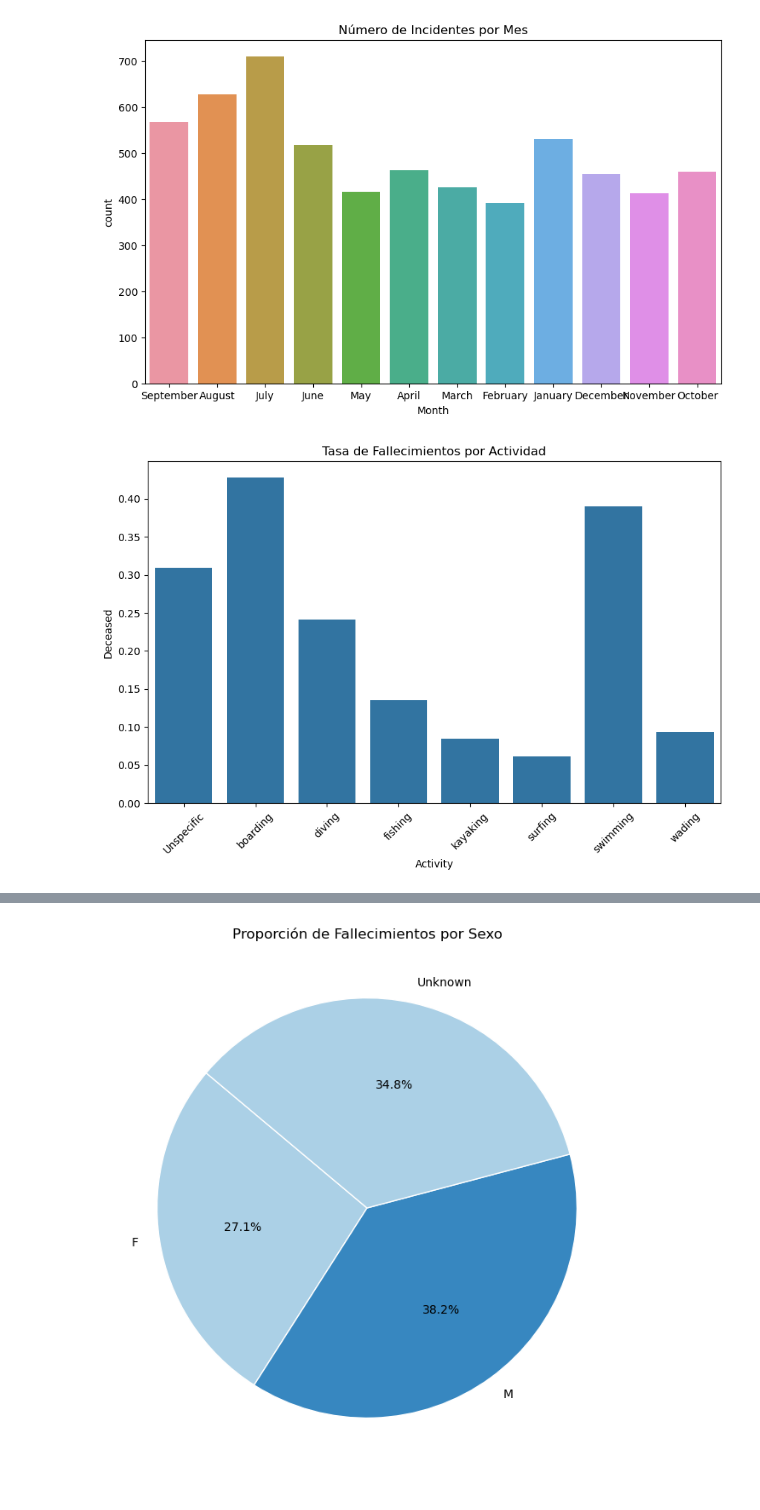
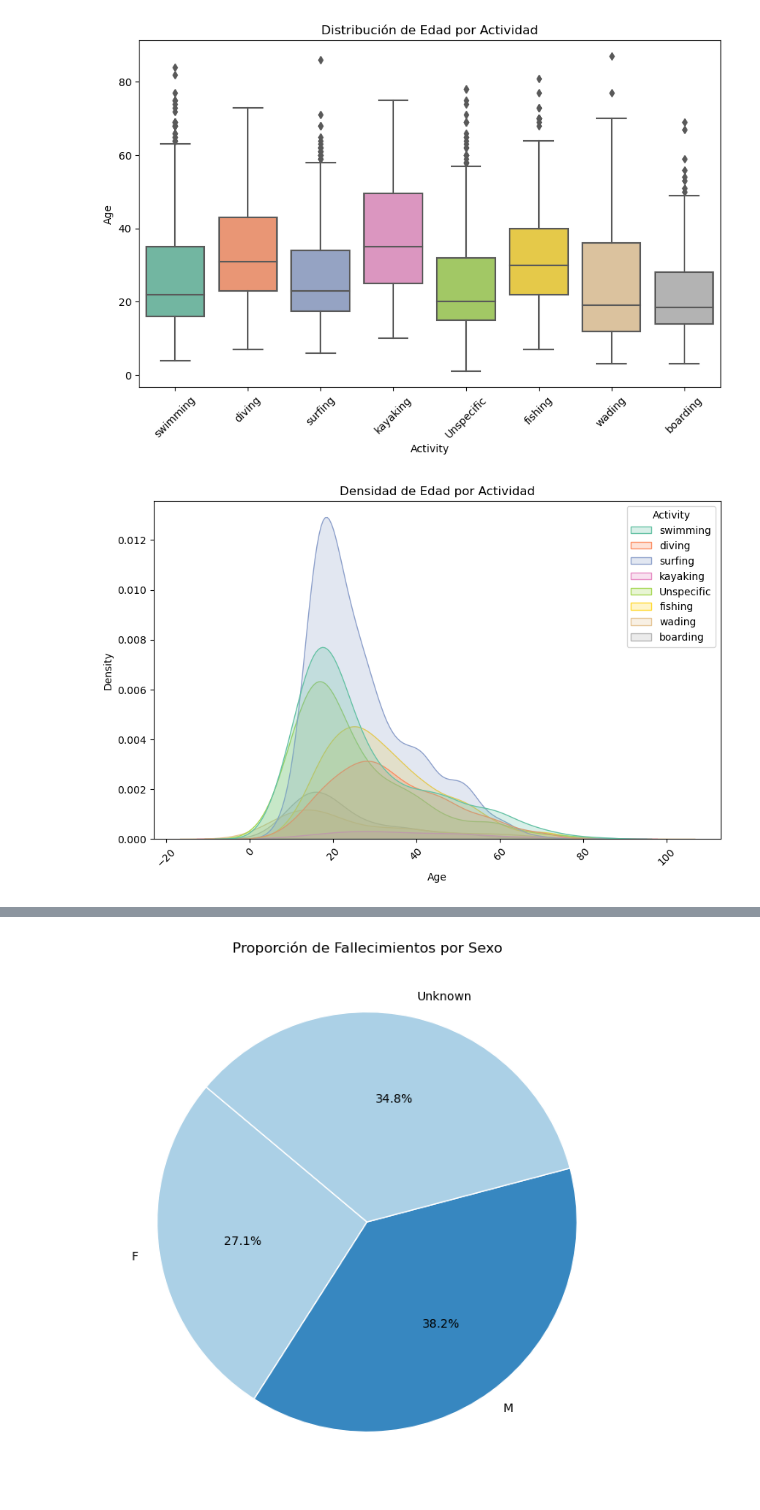
Before and after one commit to LOA395/Shark-attack, a Jupyter notebook: EDA.ipynb, the cells around one changed output, grey strips where cells are left out. Drawn from its saved outputs; the diff is of its cells as text; code cells hidden in the pictures.

```diff
--- a/EDA.ipynb
+++ b/EDA.ipynb
@@ -47,19 +131,16 @@ df['Date'] = pd.to_datetime(df['Date'])
 # %%
-# PRUEBA PRIMER GRÁFICO
-df['Month'] = df['Date'].dt.month_name()  # Extraer el nombre del mes
-
 # Crear un nuevo DataFrame con el orden correcto de los meses
 meses_ordenados = ['January', 'February', 'March', 'April', 'May', 'June',
                    'July', 'August', 'September', 'October', 'November', 'December']
-df['Month'] = pd.Categorical(df['Month'], categories=meses_ordenados, ordered=True)
+df_copia['Month'] = pd.Categorical(df_copia['Month'], categories=meses_ordenados, ordered=True)
 
 # Definir una paleta de colores
-paleta_colores_azul = sns.color_palette("Blues", n_colors=len(df['Month'].unique()))
+paleta_colores_azul = sns.color_palette("ch:start=.2,rot=-.3", n_colors=len(df_copia['Month'].unique()))
 
 # Crear el gráfico
 plt.figure(figsize=(10, 6))
-sns.countplot(data=df, x='Month', palette=paleta_colores)
+sns.countplot(data=df_copia, x='Month', palette=paleta_colores_azul)
 plt.title('Número de Incidentes por Mes')
-plt.xticks(rotation=45)  # Opcional, para mejorar la legibilidad
+plt.xticks(rotation=45)
 plt.show()
 # %% [output]
@@ -70,19 +253,19 @@ Passing `palette` without assigning `hue` is deprecated and will be removed in v
 # %%
-# Gráfico del número de incidentes por mes
+# Boxplot de edad por actividad
 plt.figure(figsize=(10, 6))
-sns.countplot(data=df, x='Month')
-plt.title('Número de Incidentes por Mes')
+sns.boxplot(data=df, x='Activity', y='Age', palette=sns.color_palette("Set2", 8))
+plt.title('Distribución de Edad por Actividad')
+plt.xticks(rotation=45)
 plt.show()
 # %% [output]
-[figure, old version]
+[figure, new version]
 # %%
-# Gráfico de tasa de fallecimientos por actividad
-df['Deceased'] = df['Deceased'].map({'Y': 1, 'N': 0})
-activity_deaths = df.groupby('Activity')['Deceased'].mean().reset_index()
+# PRUEBA TERCER GRÁFICO
+
 plt.figure(figsize=(10, 6))
-sns.barplot(data=activity_deaths, x='Activity', y='Deceased')
-plt.title('Tasa de Fallecimientos por Actividad')
+sns.kdeplot(data=df, x='Age', hue='Activity', fill=True, palette=sns.color_palette("Set2", 8))
+plt.title('Densidad de Edad por Actividad')
 plt.xticks(rotation=45)
 plt.show()
 # %% [output]
-[figure, old version]
+[figure, new version]
```
Also changed, not shown: parts of 28 cells of this notebook, 2 other files.
